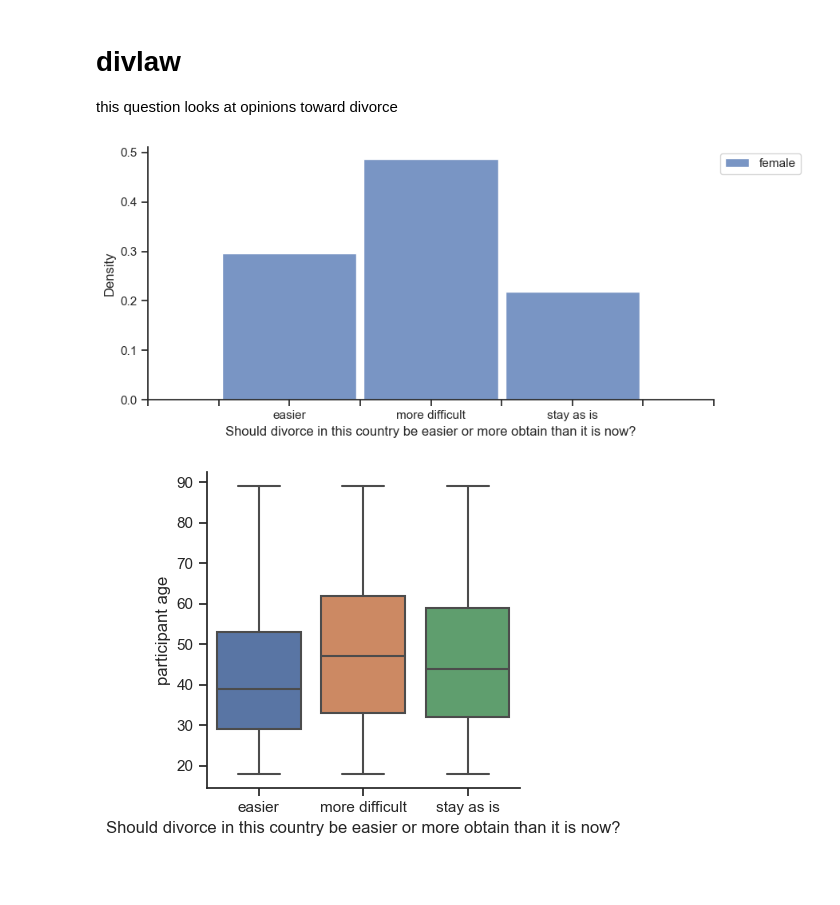
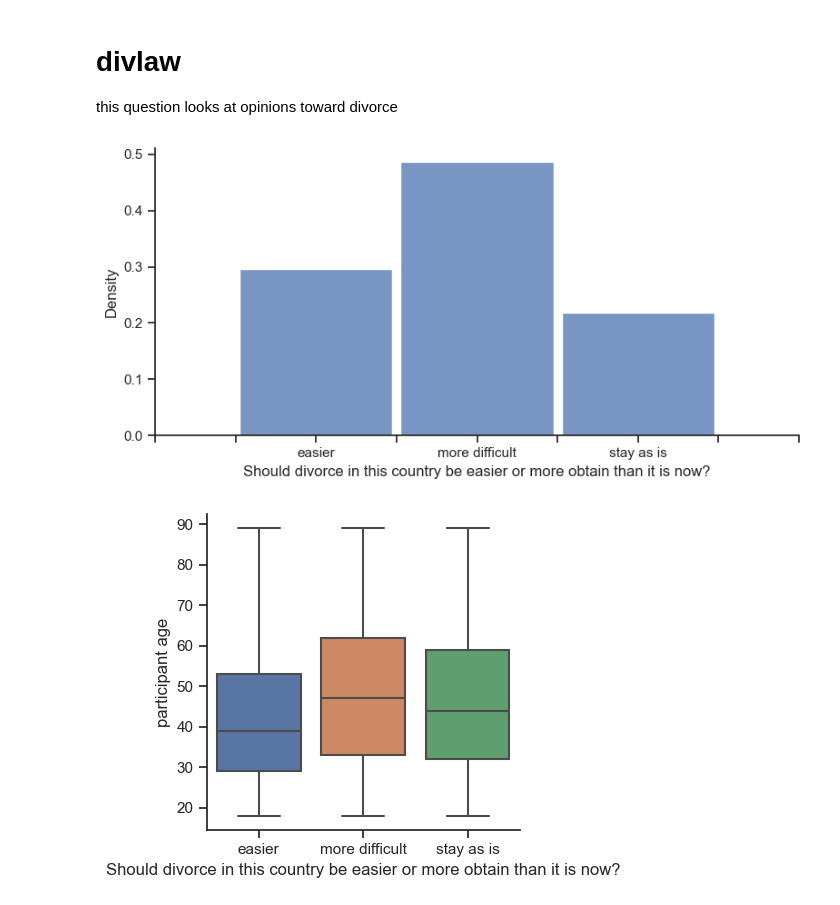
Before and after one commit to CulleyHarrelson/GeneralSocialSurvey, a Jupyter notebook: GSS - Divorce.ipynb, the cells around one changed output. Cells and saved outputs as stored; diff of their text form; code cells hidden in the pictures; blank space fills up the shorter version.

```diff
--- a/GSS - Divorce.ipynb
+++ b/GSS - Divorce.ipynb
@@ -211,8 +232,6 @@ plt.draw()
 
 this question looks at opinions toward divorce
 # %%
-# martype, divlaw, divlawnv,
-
 sns.set_theme()
 sns.set_style("ticks")
 
@@ -226,7 +245,7 @@ t = "Should divorce in this country be easier or more obtain than it is now?"
 warnings.filterwarnings("ignore")
 
 
-labels2 = ['', '', 'easier', '',
+spaced_labels = ['', '', 'easier', '',
           'more difficult', '',
           'stay as is', '', '']
 
@@ -235,41 +254,33 @@ p = sns.displot(
     data=gss,
     x="divlaw",
     kind="hist",
     palette="dark",
     height=4,
     aspect=2,
     legend=False,
     stat="density",
     common_norm=False,
     discrete=True,
     shrink=.95,
 )
 
-
-
-# need to change the x ticks
-
-p.set_xticklabels(labels2)
+p.set_xticklabels(spaced_labels)
 p.set_xlabels(t)
-
-plt.legend(labels=['female', 'male'], loc = 2, bbox_to_anchor = (1,1))
 plt.draw()
 
 h = sns.catplot(
     data=gss,
     x="divlaw",
     y="age",
     kind="box",
     height=4,
     aspect=1,
 )
 
 h.set_xticklabels(labels)
 h.set_xlabels(t)
 h.set_ylabels('participant age')
 plt.draw()
-
-#gss_functions.values(gss['divlaw'])
 # %% [output]
-[figure, old version]
+[figure, new version]
 [figure]
```
Also changed, not shown: parts of 5 cells of this notebook.
